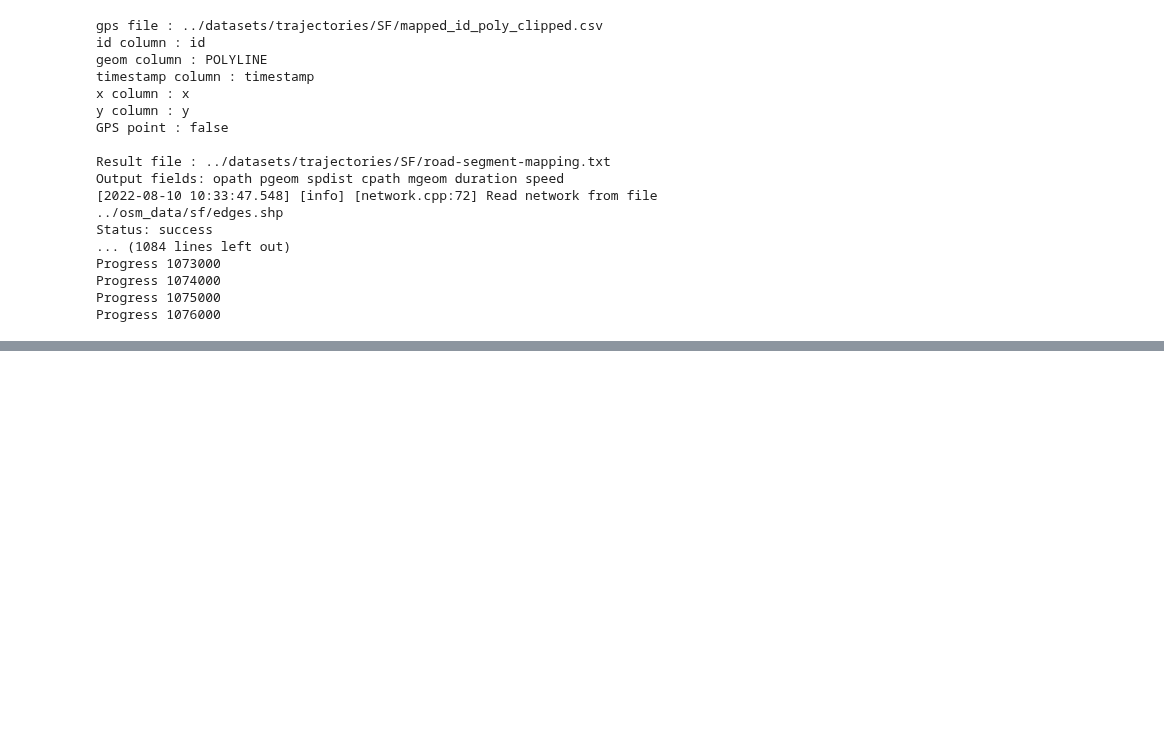
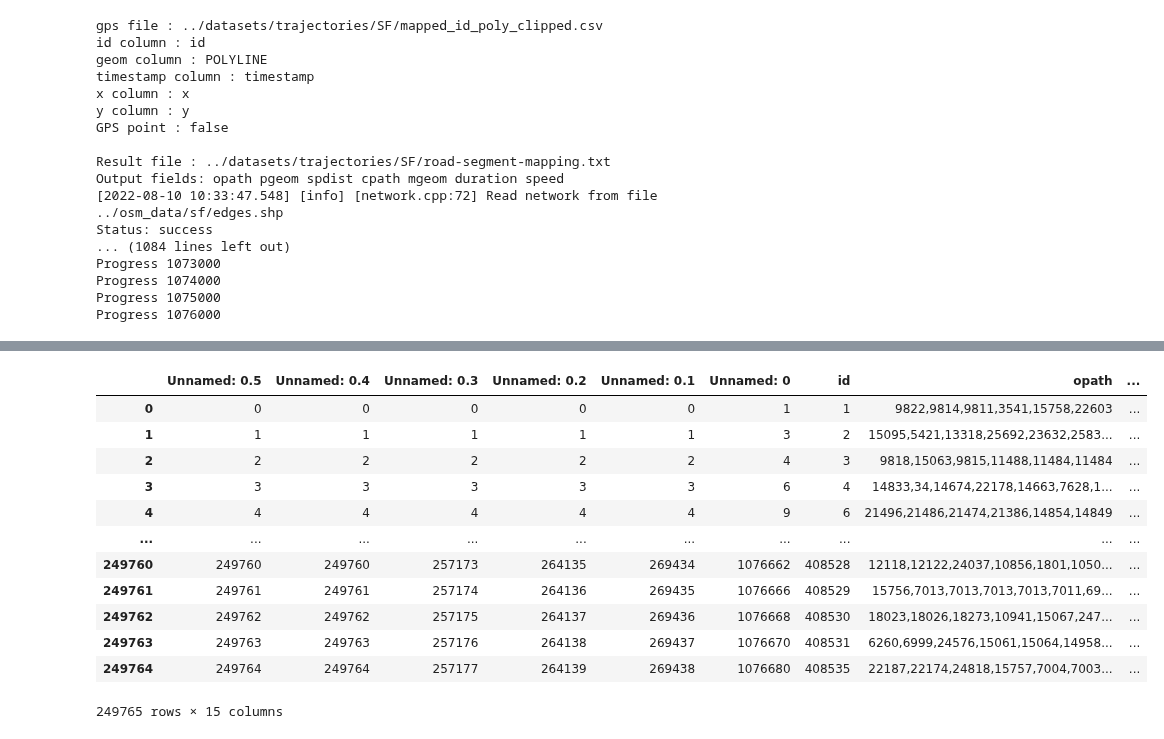
Before and after one commit to SwiftPredator/Trajectory-based-Road-Network-Representation-Learning, a Jupyter notebook: experiments/preprocess_sanfrancisco.ipynb, the cells around one changed output, grey strips where cells are left out. Cells and saved outputs as stored; diff of their text form; code cells hidden in the pictures; blank space fills up the shorter version.

```diff
--- a/experiments/preprocess_sanfrancisco.ipynb
+++ b/experiments/preprocess_sanfrancisco.ipynb
@@ -220,0 +220,17 @@ array([19603, 17960, 26550, 12902, 11994,  2991,  6382, 19183, 13273,
+# %%
+df = pd.read_csv("../datasets/trajectories/SF/road_segment_map_final.csv", sep=";")
+df
+# %% [output]
+|  | Unnamed: 0.5 | Unnamed: 0.4 | Unnamed: 0.3 | Unnamed: 0.2 | Unnamed: 0.1 | Unnamed: 0 | id | opath | ... |
+| 0 | 0 | 0 | 0 | 0 | 0 | 1 | 1 | 9822,9814,9811,3541,15758,22603 | ... |
+| 1 | 1 | 1 | 1 | 1 | 1 | 3 | 2 | 15095,5421,13318,25692,23632,2583... | ... |
+| 2 | 2 | 2 | 2 | 2 | 2 | 4 | 3 | 9818,15063,9815,11488,11484,11484 | ... |
+| 3 | 3 | 3 | 3 | 3 | 3 | 6 | 4 | 14833,34,14674,22178,14663,7628,1... | ... |
+| 4 | 4 | 4 | 4 | 4 | 4 | 9 | 6 | 21496,21486,21474,21386,14854,14849 | ... |
+| ... | ... | ... | ... | ... | ... | ... | ... | ... | ... |
+| 249760 | 249760 | 249760 | 257173 | 264135 | 269434 | 1076662 | 408528 | 12118,12122,24037,10856,1801,1050... | ... |
+| 249761 | 249761 | 249761 | 257174 | 264136 | 269435 | 1076666 | 408529 | 15756,7013,7013,7013,7013,7011,69... | ... |
+| 249762 | 249762 | 249762 | 257175 | 264137 | 269436 | 1076668 | 408530 | 18023,18026,18273,10941,15067,247... | ... |
+| 249763 | 249763 | 249763 | 257176 | 264138 | 269437 | 1076670 | 408531 | 6260,6999,24576,15061,15064,14958... | ... |
+| 249764 | 249764 | 249764 | 257177 | 264139 | 269438 | 1076680 | 408535 | 22187,22174,24818,15757,7004,7003... | ... |
+249765 rows × 15 columns
```
Also changed, not shown: parts of 9 cells of this notebook, 26 other files.
